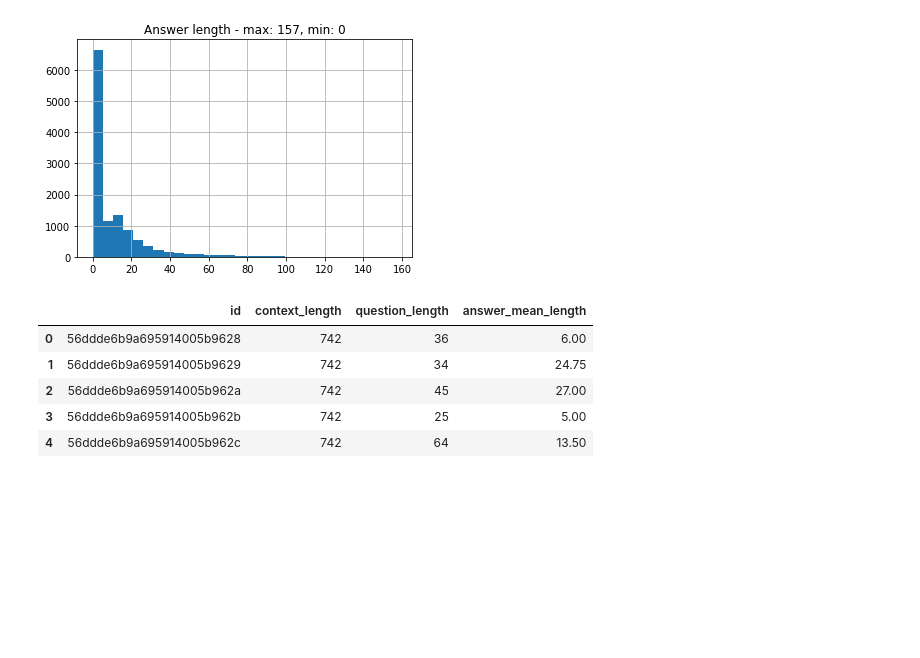
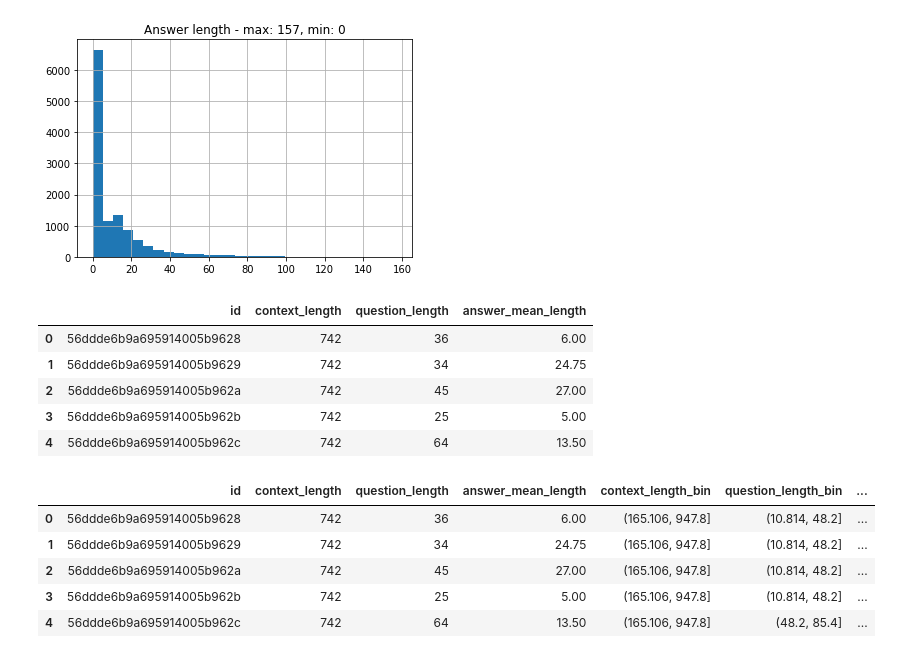
Before and after one commit to stevieg3/when-do-reading-comprehension-models-learn, a Jupyter notebook: notebooks/exploration/05-SQuAD v2 simple categorisation.ipynb, the cells around one changed output. Cells and saved outputs as stored; diff of their text form; code cells hidden in the pictures; blank space fills up the shorter version.

```diff
--- a/notebooks/exploration/05-SQuAD v2 simple categorisation.ipynb
+++ b/notebooks/exploration/05-SQuAD v2 simple categorisation.ipynb
@@ -316,3 +319,16 @@ length_df.head()
 | 2 | 56ddde6b9a695914005b962a | 742 | 45 | 27.00 |
 | 3 | 56ddde6b9a695914005b962b | 742 | 25 | 5.00 |
 | 4 | 56ddde6b9a695914005b962c | 742 | 64 | 13.50 |
+# %%
+length_df['context_length_bin'] = pd.cut(length_df['context_length'], bins=5).astype(str)
+length_df['question_length_bin'] = pd.cut(length_df['question_length'], bins=5).astype(str)
+length_df['answer_mean_length_bin'] = pd.cut(length_df['answer_mean_length'], bins=5).astype(str)
+# %%
+length_df.head()
+# %% [output]
+|  | id | context_length | question_length | answer_mean_length | context_length_bin | question_length_bin | ... |
+| 0 | 56ddde6b9a695914005b9628 | 742 | 36 | 6.00 | (165.106, 947.8] | (10.814, 48.2] | ... |
+| 1 | 56ddde6b9a695914005b9629 | 742 | 34 | 24.75 | (165.106, 947.8] | (10.814, 48.2] | ... |
+| 2 | 56ddde6b9a695914005b962a | 742 | 45 | 27.00 | (165.106, 947.8] | (10.814, 48.2] | ... |
+| 3 | 56ddde6b9a695914005b962b | 742 | 25 | 5.00 | (165.106, 947.8] | (10.814, 48.2] | ... |
+| 4 | 56ddde6b9a695914005b962c | 742 | 64 | 13.50 | (165.106, 947.8] | (48.2, 85.4] | ... |
```
Also changed, not shown: parts of 9 cells of this notebook.
